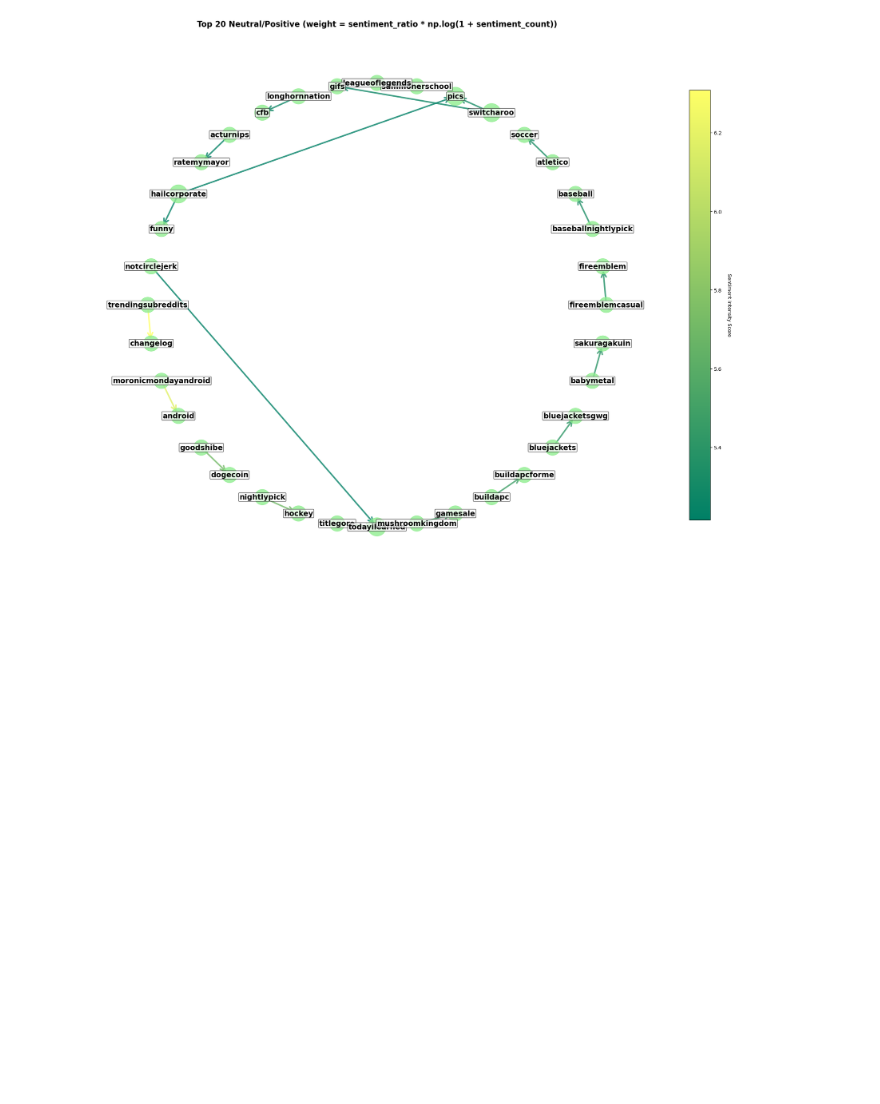
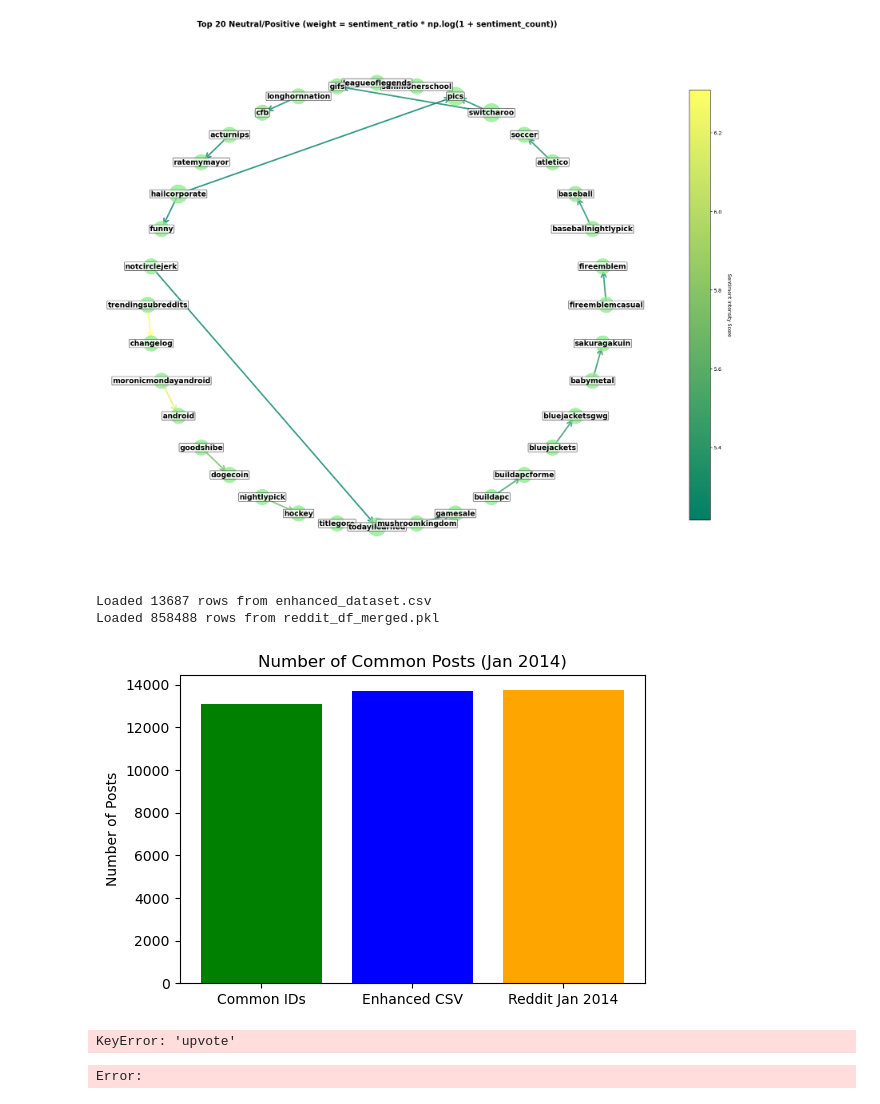
Before and after one commit to EPFLHenrik/ViralRedditCookbook, a Jupyter notebook: results.ipynb, the cells around one changed output. Saved outputs shown, nothing was run; the diff lists cells and outputs as text; code cells hidden in the pictures; blank space fills up the shorter version.

```diff
--- a/results.ipynb
+++ b/results.ipynb
@@ -63,3 +63,13 @@ create_and_visualize_graph(G, 'sentiment_intensity', sentiment='pos', top_n=20,
 [figure]
 [figure]
 [figure]
+# %%
+from src.analysis.macro_analysis.open_file_dumps import plot_graphs_from_enhanced_csv
+
+plot_graphs_from_enhanced_csv()
+# %% [output]
+Loaded 13687 rows from enhanced_dataset.csv
+Loaded 858488 rows from reddit_df_merged.pkl
+[figure, added]
+KeyError: 'upvote'
+Error:
```
Also changed, not shown: 2 other files.
